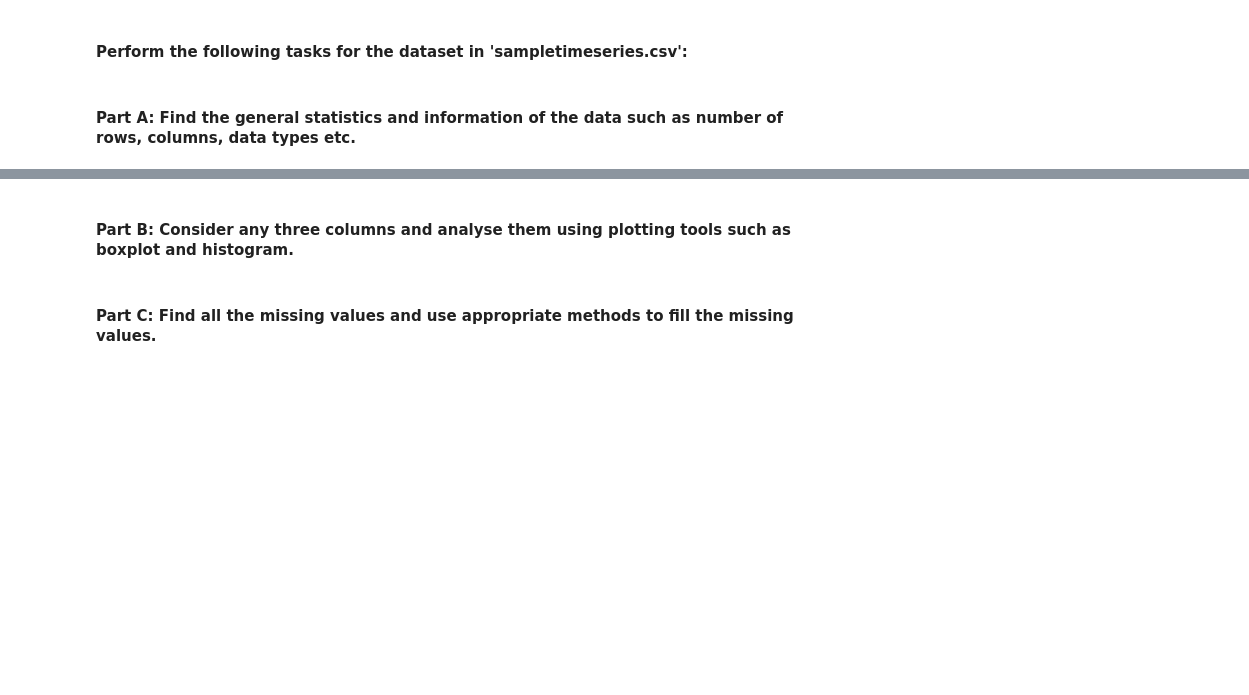
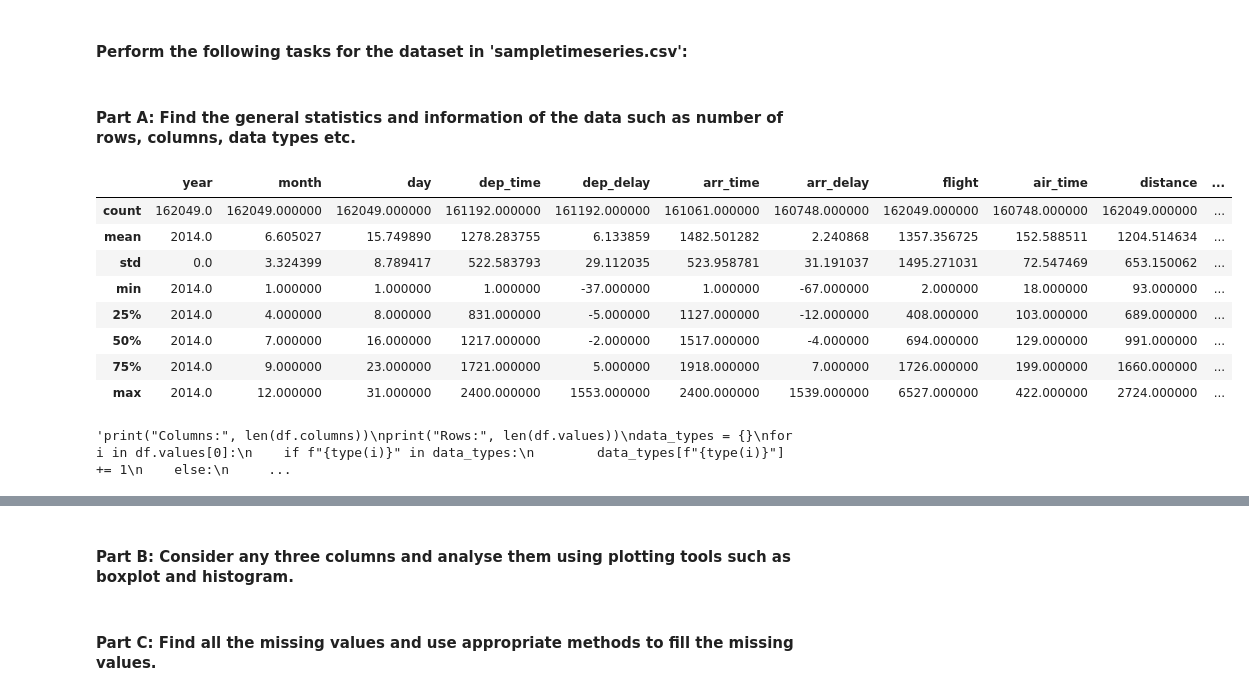
Before and after one commit to FarsanBaloo/DVA256, a Jupyter notebook: EXERCISE3/Exercise 3.ipynb, the cells around one changed output, grey strips where cells are left out. Cells and saved outputs as stored; diff of their text form; code cells hidden in the pictures; blank space fills up the shorter version.

```diff
--- a/EXERCISE3/Exercise 3.ipynb
+++ b/EXERCISE3/Exercise 3.ipynb
@@ -923,18 +923,19 @@ print(PCASound.shape)"""
 
 
 # If Setting components to 2 looks like 99% of the variance is keept and more optimal for ML
-def PCA_Sound(input, n_components = 2):
+def PCA_Sound(input, n_components = 1):
     #n_components = 2
 
     pca = PCA(n_components=n_components)
+
     pca.fit(input)
     transformed = pca.transform(input)
-    #print(f"variance ratio: {pca.explained_variance_ratio_}")
+    print(f"variance ratio: {pca.explained_variance_ratio_}")
     revers = pca.inverse_transform(transformed)
 
     #print(transformed.shape)
     transformed
     return transformed, pca
-transformed, pca = PCA_Sound(features_of_audio_files)
+transformed, pca = PCA_Sound(features_of_audio_files,4)
 #revers
 #print(revers.shape)
@@ -1105,0 +1135,18 @@ Audio: yes_loud, Distance: 3573553.8186806515
+# %%
+# Assuming 'query_transformed' is your test audio transformed using PCA
+# and 'recorded_weights' contains the PCA-transformed features for all recorded audios
+
+# Calculate Euclidean distances from the test audio to all recorded audios
+euclidean_distance = np.linalg.norm(test_weights - recorded_weights, axis=1)
+
+# Find the index of the smallest distance, which is the closest match
+shortest_path = np.argmin(euclidean_distance)
+best_match = audio_files[shortest_path]
+
+# Print the most similar recorded audio
+print(f"The most similar recorded audio is: {best_match}")
+
+# Print all similarity measures
+print("Similarity Measures:")
+for i, distance in enumerate(euclidean_distance):
+    print(f"{audio_files[i]}: {distance}")
@@ -1129,10 +1183,35 @@ df.head(10)
 # %%
 # To better understand the data we cal look at some prilimiary statistcis.
 
 ################################################
 #  Print the summary statistics of the dataset #
 #  INSERT YOUR CODE BELOW                      #
 ################################################
+
+display(df.describe())
+
+"""print("Columns:", len(df.columns))
+print("Rows:", len(df.values))
+data_types = {}
+for i in df.values[0]:
+    if f"{type(i)}" in data_types:
+        data_types[f"{type(i)}"] += 1
+    else:
+        data_types[f"{type(i)}"] = 1
+print("Data Types:", data_types)"""
+#for i in df.values:
+#    print(i)
+# %% [output]
+|  | year | month | day | dep_time | dep_delay | arr_time | arr_delay | flight | air_time | distance | ... |
+| count | 162049.0 | 162049.000000 | 162049.000000 | 161192.000000 | 161192.000000 | 161061.000000 | 160748.000000 | 162049.000000 | 160748.000000 | 162049.000000 | ... |
+| mean | 2014.0 | 6.605027 | 15.749890 | 1278.283755 | 6.133859 | 1482.501282 | 2.240868 | 1357.356725 | 152.588511 | 1204.514634 | ... |
+| std | 0.0 | 3.324399 | 8.789417 | 522.583793 | 29.112035 | 523.958781 | 31.191037 | 1495.271031 | 72.547469 | 653.150062 | ... |
+| min | 2014.0 | 1.000000 | 1.000000 | 1.000000 | -37.000000 | 1.000000 | -67.000000 | 2.000000 | 18.000000 | 93.000000 | ... |
+| 25% | 2014.0 | 4.000000 | 8.000000 | 831.000000 | -5.000000 | 1127.000000 | -12.000000 | 408.000000 | 103.000000 | 689.000000 | ... |
+| 50% | 2014.0 | 7.000000 | 16.000000 | 1217.000000 | -2.000000 | 1517.000000 | -4.000000 | 694.000000 | 129.000000 | 991.000000 | ... |
+| 75% | 2014.0 | 9.000000 | 23.000000 | 1721.000000 | 5.000000 | 1918.000000 | 7.000000 | 1726.000000 | 199.000000 | 1660.000000 | ... |
+| max | 2014.0 | 12.000000 | 31.000000 | 2400.000000 | 1553.000000 | 2400.000000 | 1539.000000 | 6527.000000 | 422.000000 | 2724.000000 | ... |
+'print("Columns:", len(df.columns))\nprint("Rows:", len(df.values))\ndata_types = {}\nfor i in df.values[0]:\n    if f"{type(i)}" in data_types:\n        data_types[f"{type(i)}"] += 1\n    else:\n     ...
 # %%
 # The result of the previous cell shows the default percentiles, i.e., 25%, 50%, 75%
 # You can also customize the percentiles to get different view of the data
```
Also changed, not shown: parts of 13 cells of this notebook, 6 other files.
